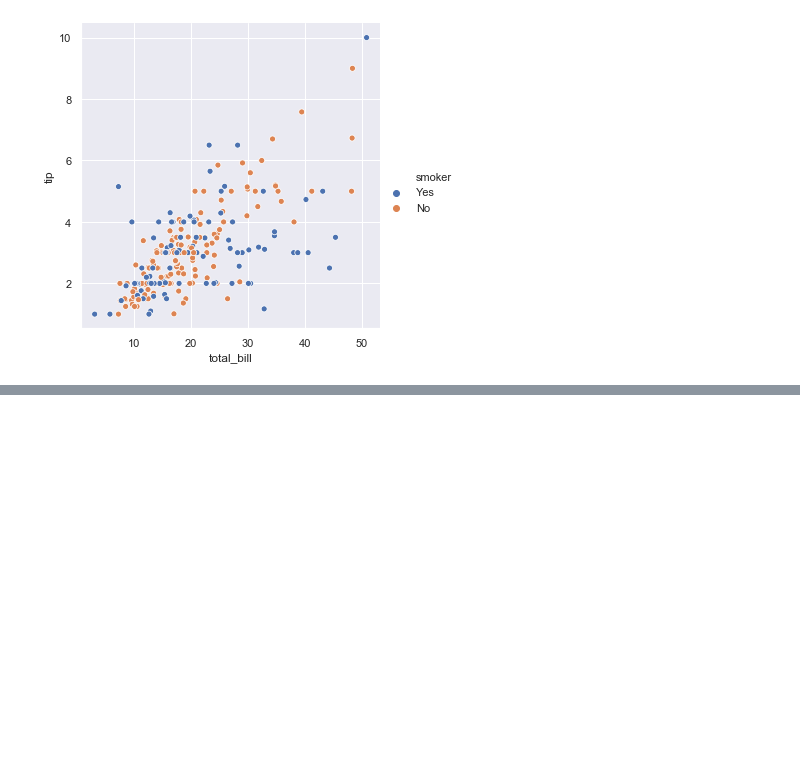
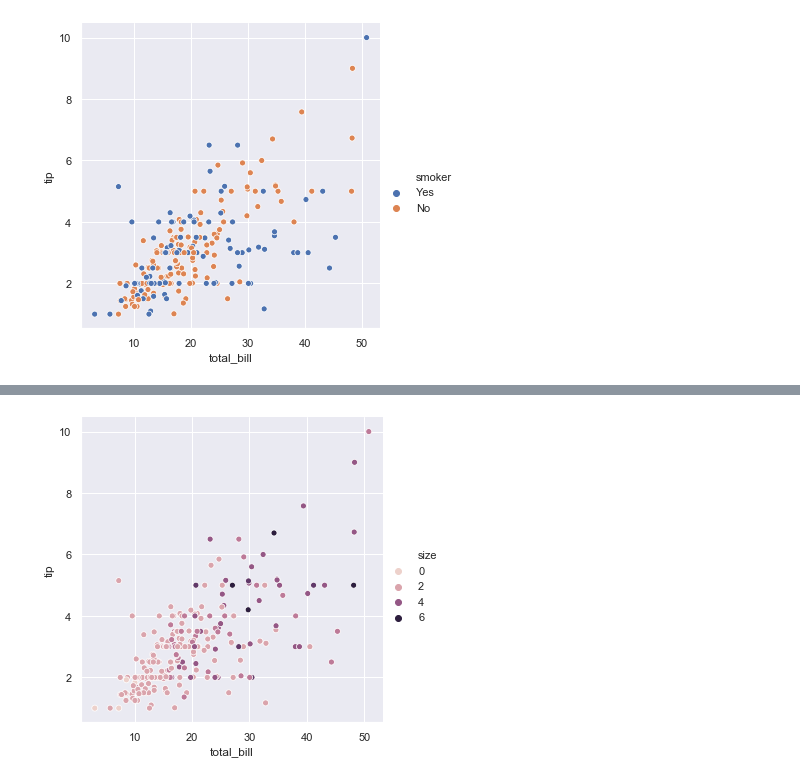
Before and after one commit to oprinceisaac/Fundamentals-DA-Assignment, a Jupyter notebook: Fundamentals-DA-Assignment.ipynb, the cells around one changed output, grey strips where cells are left out. Cells and saved outputs as stored; diff of their text form; code cells hidden in the pictures; blank space fills up the shorter version.

```diff
--- a/Fundamentals-DA-Assignment.ipynb
+++ b/Fundamentals-DA-Assignment.ipynb
@@ -29,0 +34,4 @@ sns.relplot(x="total_bill", y="tip", hue="smoker", data=tips);
+# %%
+sns.relplot(x="total_bill", y="tip", hue="size", data=tips);
+# %% [output]
+[figure, added]
```
Also changed, not shown: parts of 1 cell of this notebook.
